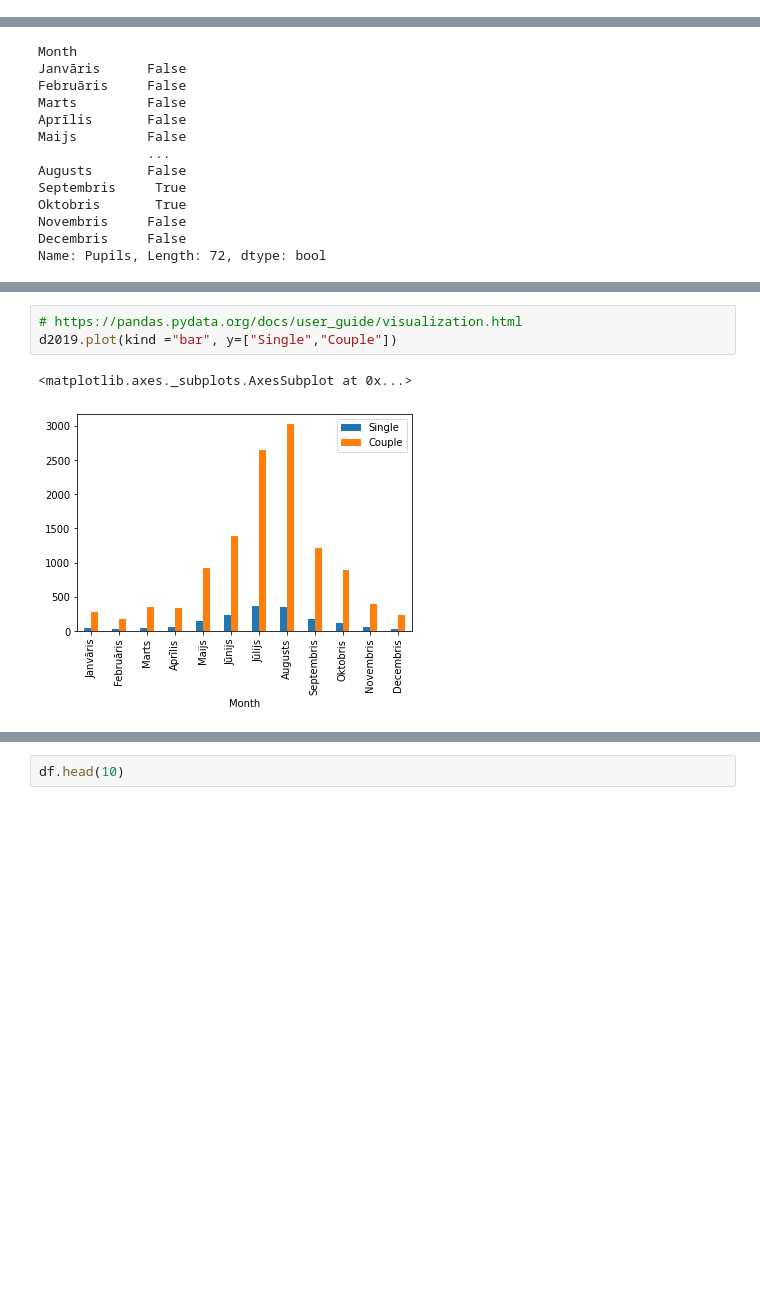
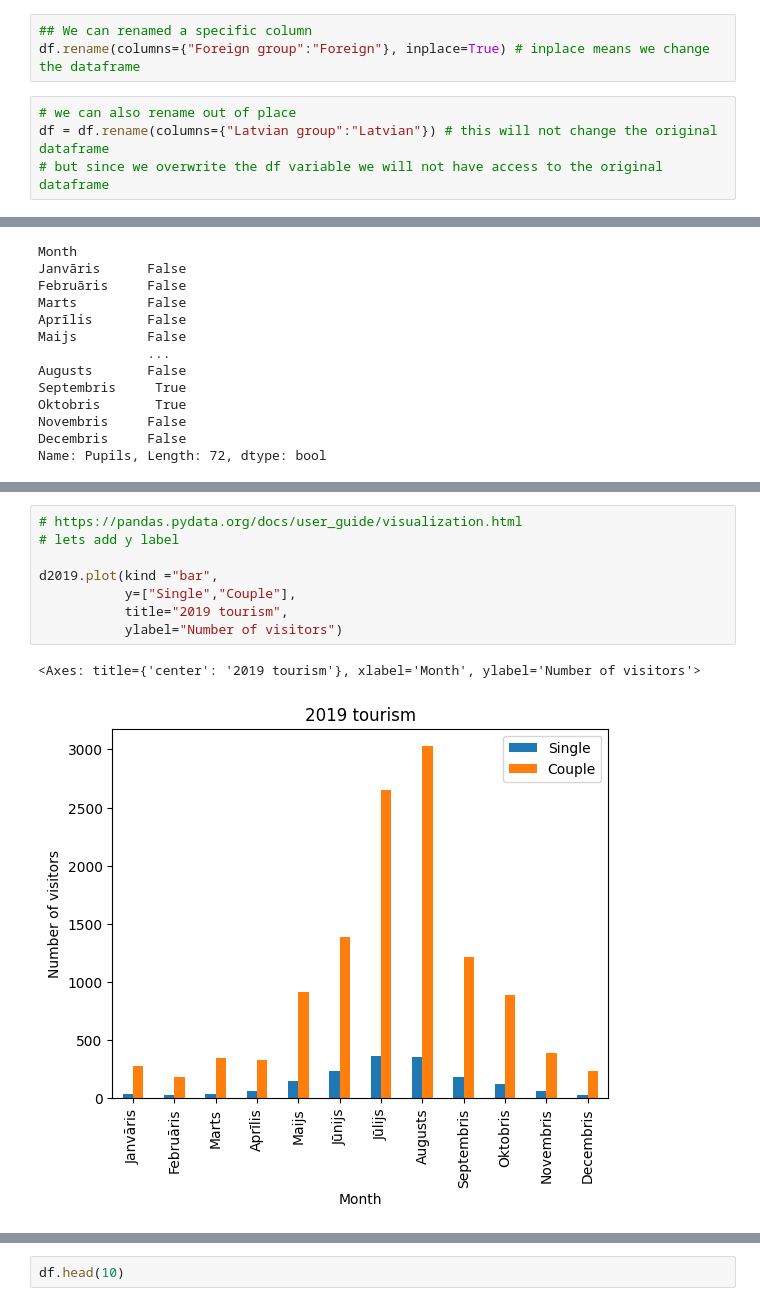
Before and after one commit to ValRCS/RTU_Python_720_Fall_2020, a Jupyter notebook: Pandas/Python_Pandas_Tutorial.ipynb, the cells around one changed output, grey strips where cells are left out. Saved outputs shown, nothing was run; the diff lists cells and outputs as text; blank space fills up the shorter version.

```diff
--- a/Pandas/Python_Pandas_Tutorial.ipynb
+++ b/Pandas/Python_Pandas_Tutorial.ipynb
@@ -338,3 +367,10 @@ df["Foreign group"].min(), df["Foreign group"].mean(), df["Foreign group"].max()
+# %%
+## We can renamed a specific column
+df.rename(columns={"Foreign group":"Foreign"}, inplace=True) # inplace means we change the dataframe
+# %%
+# we can also rename out of place
+df = df.rename(columns={"Latvian group":"Latvian"}) # this will not change the original dataframe
+# but since we overwrite the df variable we will not have access to the original dataframe
 # %%
 df.describe() # numeric column stats
 # %% [output]
@@ -535,7 +694,12 @@ d2019.plot(y=["Single","Couple"])
 # %%
 # https://pandas.pydata.org/docs/user_guide/visualization.html
-d2019.plot(kind ="bar", y=["Single","Couple"])
+# lets add y label
+
+d2019.plot(kind ="bar",
+           y=["Single","Couple"],
+           title="2019 tourism",
+           ylabel="Number of visitors")
 # %% [output]
-<matplotlib.axes._subplots.AxesSubplot at 0x...>
+<Axes: title={'center': '2019 tourism'}, xlabel='Month', ylabel='Number of visitors'>
-[figure, old version]
+[figure, new version]
 # %%
```
Also changed, not shown: parts of 58 cells of this notebook.
